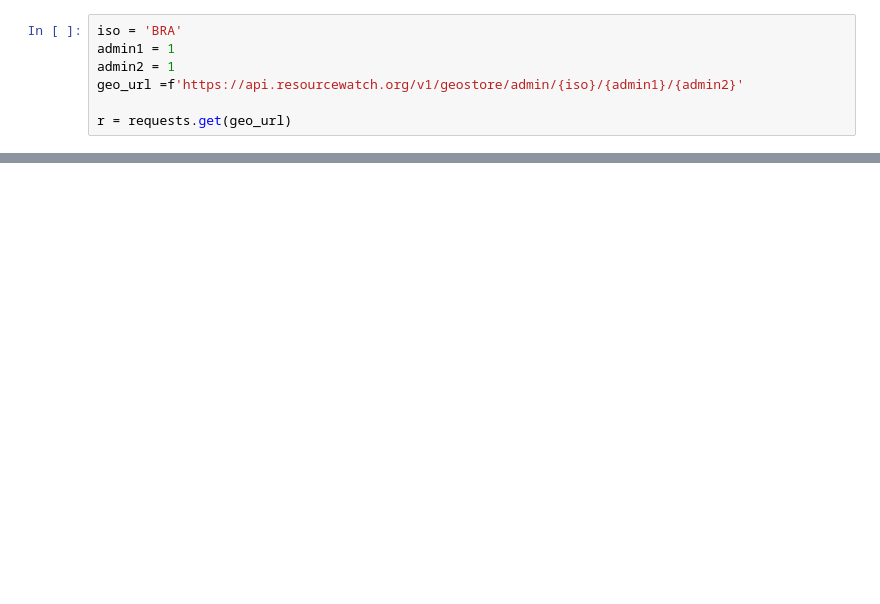
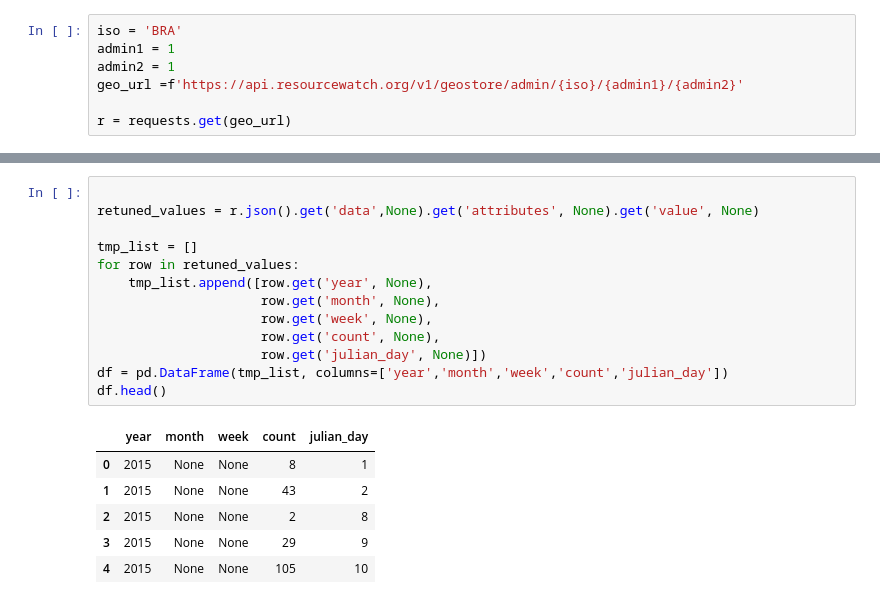
Before and after one commit to Vizzuality/gfw_nbks, a Jupyter notebook: Alerts_widgets_GLADS.ipynb, the cells around one changed output, grey strips where cells are left out. Cells and saved outputs as stored; diff of their text form; blank space fills up the shorter version.

```diff
--- a/Alerts_widgets_GLADS.ipynb
+++ b/Alerts_widgets_GLADS.ipynb
@@ -936,0 +796,20 @@ r.json().get('data',None).get('id', None)
+# %%
+
+retuned_values = r.json().get('data',None).get('attributes', None).get('value', None)
+
+tmp_list = []
+for row in retuned_values:
+    tmp_list.append([row.get('year', None),
+                     row.get('month', None),
+                     row.get('week', None),
+                     row.get('count', None),
+                     row.get('julian_day', None)])
+df = pd.DataFrame(tmp_list, columns=['year','month','week','count','julian_day'])
+df.head()
+# %% [output]
+|  | year | month | week | count | julian_day |
+| 0 | 2015 | None | None | 8 | 1 |
+| 1 | 2015 | None | None | 43 | 2 |
+| 2 | 2015 | None | None | 2 | 8 |
+| 3 | 2015 | None | None | 29 | 9 |
+| 4 | 2015 | None | None | 105 | 10 |
```
Also changed, not shown: parts of 41 cells of this notebook.
